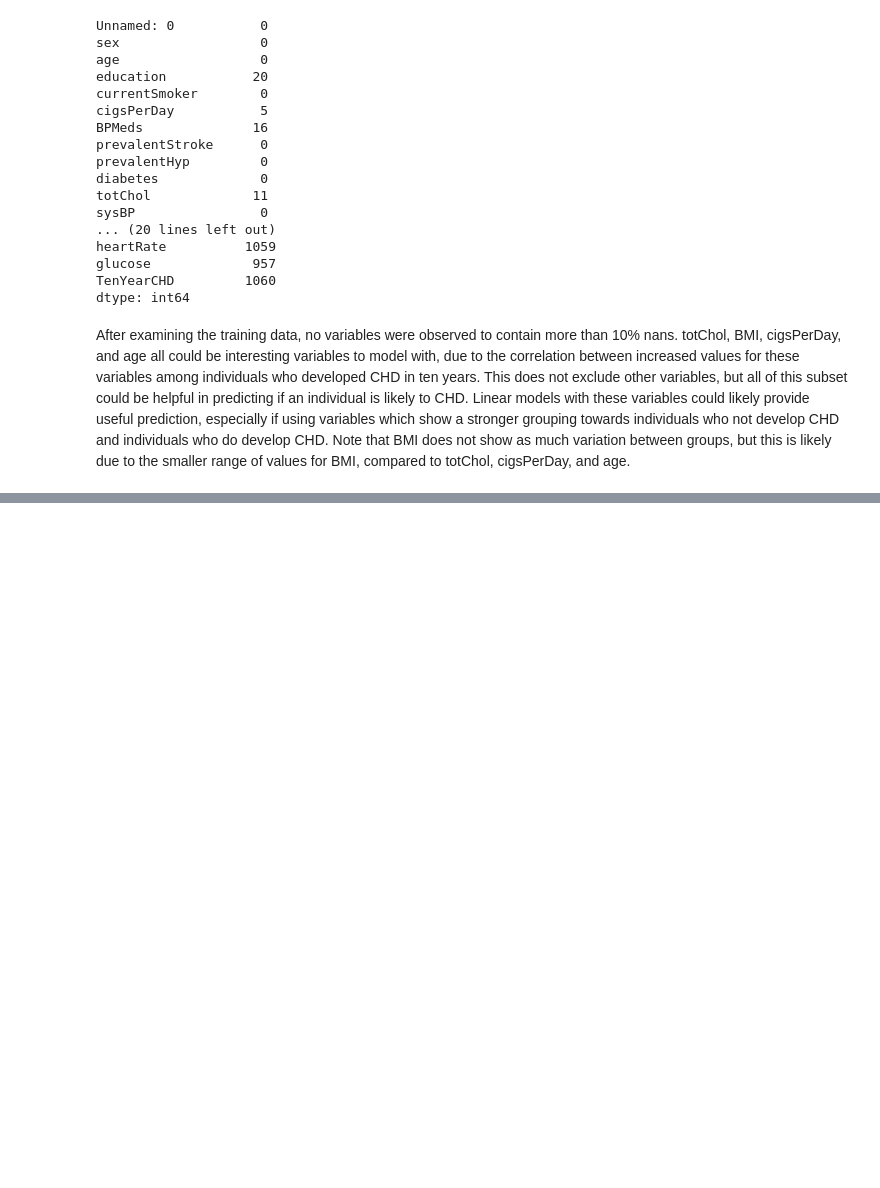
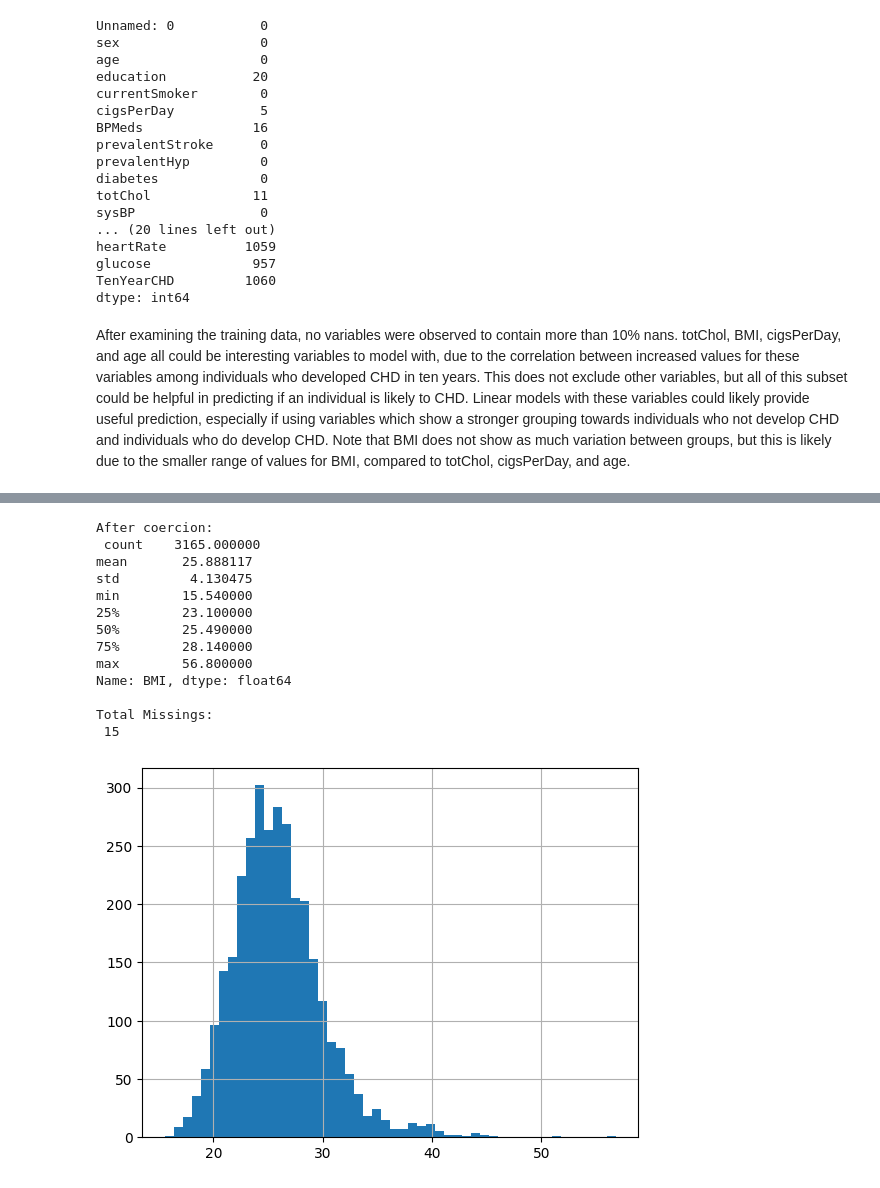
Before and after one commit to vnewsome/project_chd, a Jupyter notebook: ML_project2.ipynb, the cells around one changed output, grey strips where cells are left out. Drawn from its saved outputs; the diff is of its cells as text; code cells hidden in the pictures; blank space fills up the shorter version.

```diff
--- a/ML_project2.ipynb
+++ b/ML_project2.ipynb
@@ -209,0 +228,22 @@ After examining the training data, no variables were observed to contain more th
+# %%
+data['BMI'].unique()
+data['BMI_nan'] = data['BMI'].isnull()
+
+print('After coercion: \n', data['BMI'].describe(),'\n')
+data['BMI'].hist(bins = 50)
+print('Total Missings: \n', sum(data['BMI_nan']),'\n')
+# %% [output]
+After coercion:
+ count    3165.000000
+mean       25.888117
+std         4.130475
+min        15.540000
+25%        23.100000
+50%        25.490000
+75%        28.140000
+max        56.800000
+Name: BMI, dtype: float64
+
+Total Missings:
+ 15
+[figure, added]
```
Also changed, not shown: parts of 9 cells of this notebook.
